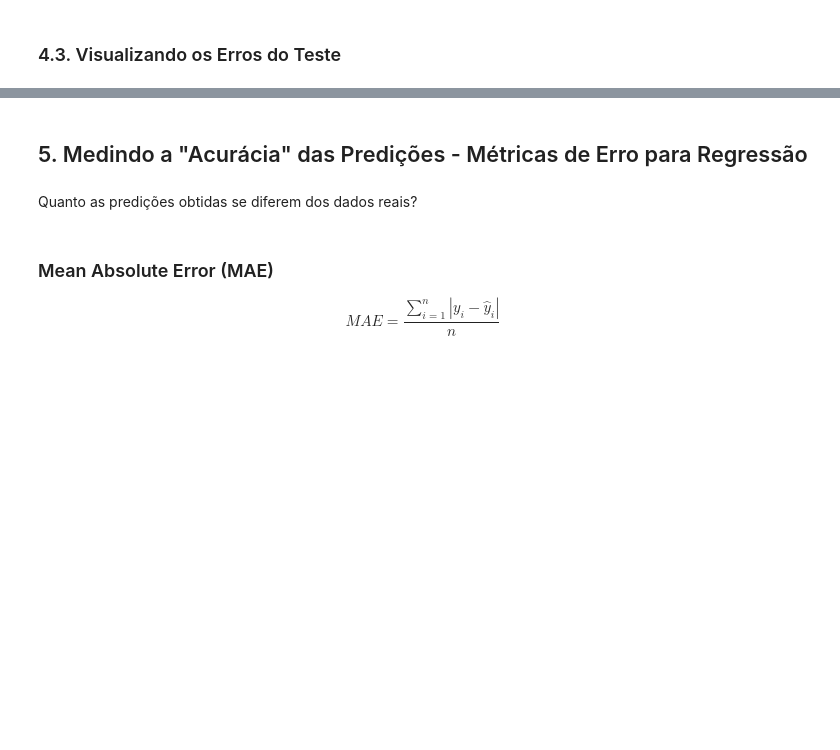
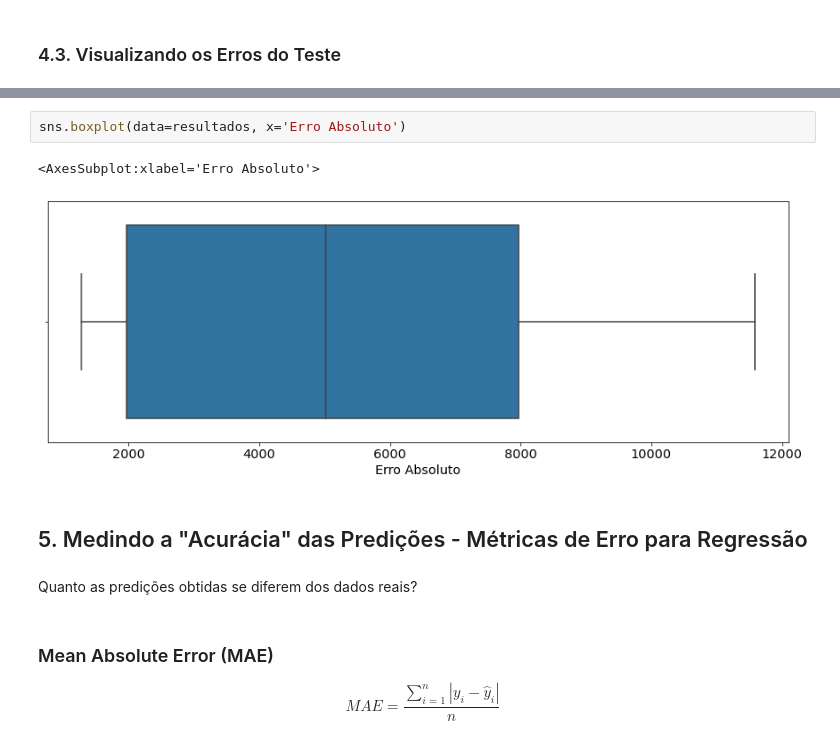
Before and after one commit to prof-samuka-IFSP/IFSP-CMP-D1AED-2021.1, a Jupyter notebook: regressao_linear/regressao_linear_simples.ipynb, the cells around one changed output, grey strips where cells are left out. Drawn from its saved outputs; the diff is of its cells as text; blank space fills up the shorter version.

```diff
--- a/regressao_linear/regressao_linear_simples.ipynb
+++ b/regressao_linear/regressao_linear_simples.ipynb
@@ -342,3 +424,8 @@ resultados
+# %%
+sns.boxplot(data=resultados, x='Erro Absoluto')
+# %% [output]
+<AxesSubplot:xlabel='Erro Absoluto'>
+[figure, added]
 # %% [markdown]
 ## 5. Medindo a "Acurácia" das Predições  - Métricas de Erro para Regressão
 # %% [markdown]
```
Also changed, not shown: parts of 13 cells of this notebook, 1 other file.
